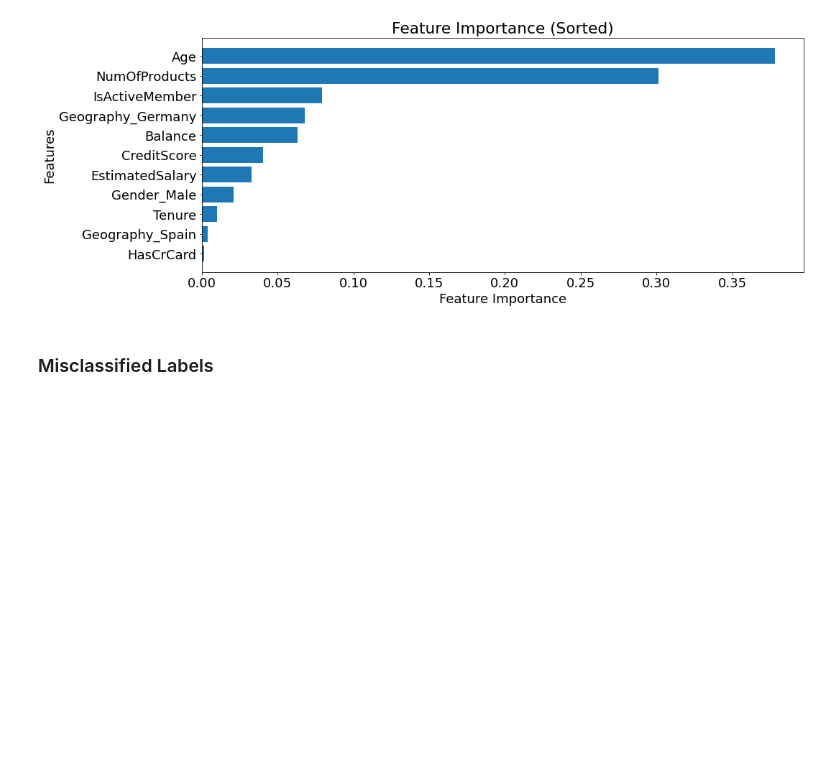
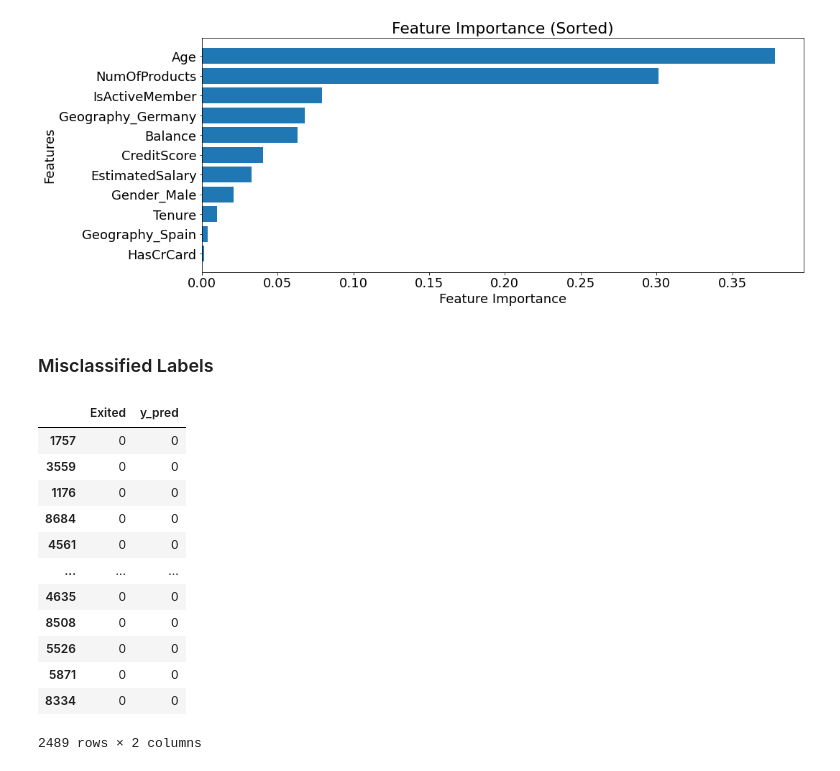
Before and after one commit to Yoyoyamato/churn_modeling, a Jupyter notebook: Final_Model.ipynb, the cells around one changed output. Drawn from its saved outputs; the diff is of its cells as text; code cells hidden in the pictures; blank space fills up the shorter version.

```diff
--- a/Final_Model.ipynb
+++ b/Final_Model.ipynb
@@ -103,3 +103,21 @@ plt.show()
 [figure]
 # %% [markdown]
 ### Misclassified Labels
+# %%
+y_table = y_test.to_frame()
+y_table['y_pred'] = y_pred
+y_table
+# %% [output]
+|  | Exited | y_pred |
+| 1757 | 0 | 0 |
+| 3559 | 0 | 0 |
+| 1176 | 0 | 0 |
+| 8684 | 0 | 0 |
+| 4561 | 0 | 0 |
+| ... | ... | ... |
+| 4635 | 0 | 0 |
+| 8508 | 0 | 0 |
+| 5526 | 0 | 0 |
+| 5871 | 0 | 0 |
+| 8334 | 0 | 0 |
+2489 rows × 2 columns
```
Also changed, not shown: parts of 4 cells of this notebook.
